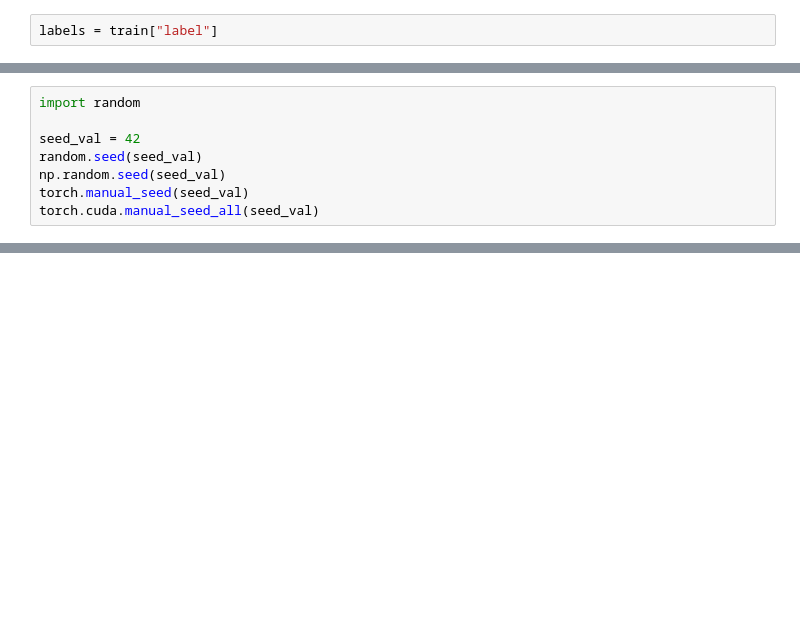
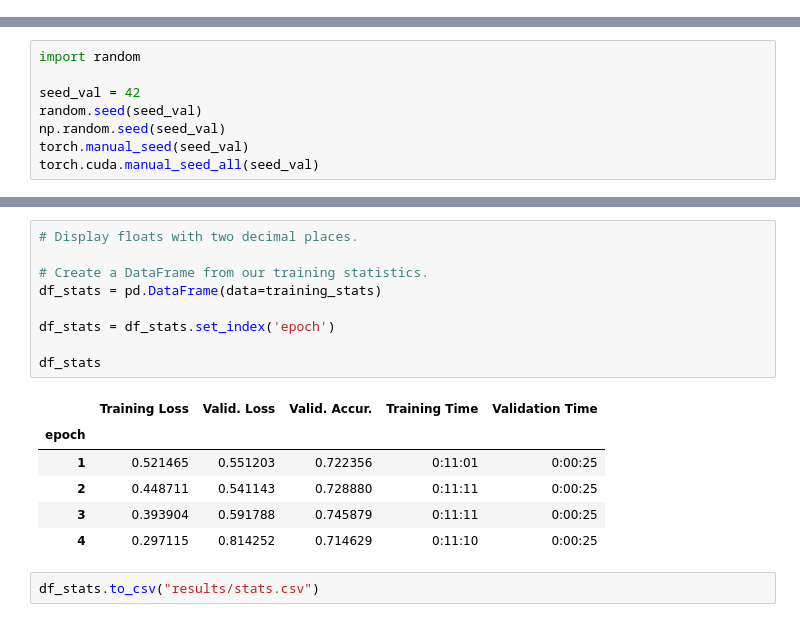
Before and after one commit to krukj/TwitterBotDetection, a Jupyter notebook: notebooks/preprocessing.ipynb, the cells around one changed output, grey strips where cells are left out. Saved outputs shown, nothing was run; the diff lists cells and outputs as text; blank space fills up the shorter version.

```diff
--- a/notebooks/preprocessing.ipynb
+++ b/notebooks/preprocessing.ipynb
@@ -109,2 +175,0 @@ attention_masks = torch.cat(attention_masks, dim=0)
-# %%
-labels = train["label"]
@@ -378,0 +484,18 @@ Training...
+# %%
+# Display floats with two decimal places.
+
+# Create a DataFrame from our training statistics.
+df_stats = pd.DataFrame(data=training_stats)
+
+df_stats = df_stats.set_index('epoch')
+
+df_stats
+# %% [output]
+|  | Training Loss | Valid. Loss | Valid. Accur. | Training Time | Validation Time |
+| epoch |  |  |  |  |  |
+| 1 | 0.521465 | 0.551203 | 0.722356 | 0:11:01 | 0:00:25 |
+| 2 | 0.448711 | 0.541143 | 0.728880 | 0:11:11 | 0:00:25 |
+| 3 | 0.393904 | 0.591788 | 0.745879 | 0:11:11 | 0:00:25 |
+| 4 | 0.297115 | 0.814252 | 0.714629 | 0:11:10 | 0:00:25 |
+# %%
+df_stats.to_csv("results/stats.csv")
```
Also changed, not shown: parts of 21 cells of this notebook.
